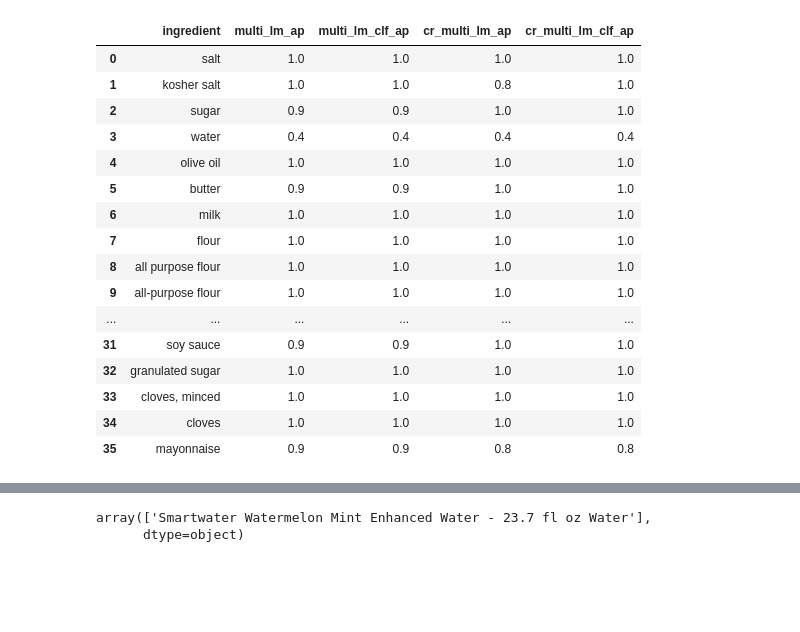
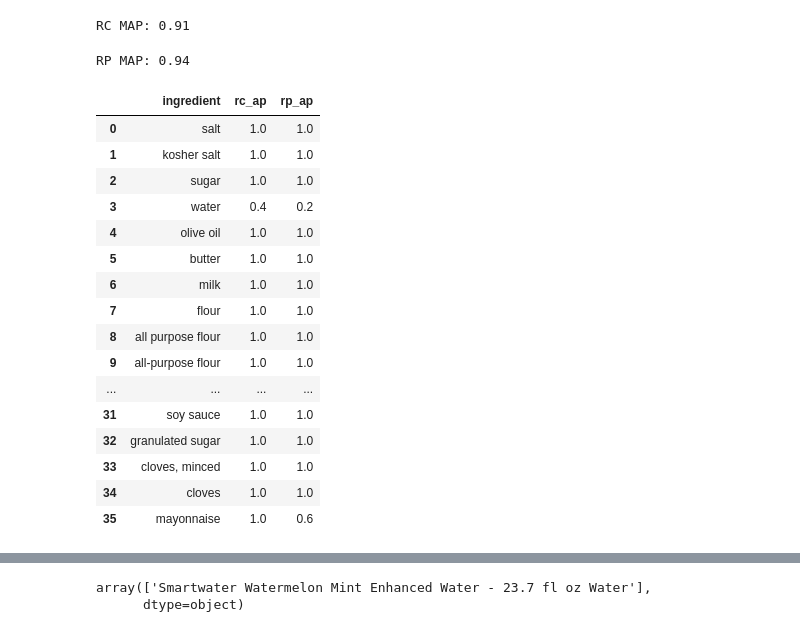
Before and after one commit to dianewoodbridge/target_recipe_project, a Jupyter notebook: code/notebook/search_evaluation.ipynb, the cells around one changed output, grey strips where cells are left out. Drawn from its saved outputs; the diff is of its cells as text; code cells hidden in the pictures; blank space fills up the shorter version.

```diff
--- a/code/notebook/search_evaluation.ipynb
+++ b/code/notebook/search_evaluation.ipynb
@@ -353,0 +371,3 @@ CR Multi LM CLF MAP: 0.94
+# %%
+rc = RankerCombination([bm25, multi_lm_clf], [0.5, 0.5], max_rank=3)
+rc_ranker_list = multi_lm_clf.rank_products_recipe(ingredients)
@@ -353,0 +392,3 @@ CR Multi LM CLF MAP: 0.94
+# %%
+rp = RankerPipeline([rc, cr_multi_lm_clf], [10, 3])
+rp_ranker_list = rp.rank_products_recipe(ingredients)
@@ -354,28 +413,45 @@ CR Multi LM CLF MAP: 0.94
+# %%
+rc_map, rc_ap = mean_average_precision(rc_ranker_list,
+                                       relevant_docs_list,
+                                       return_ap = True)
+print(f'RC MAP: {rc_map:.2f}')
+# %% [output]
+RC MAP: 0.91
+# %%
+rp_map, rp_ap = mean_average_precision(rp_ranker_list,
+                                       relevant_docs_list,
+                                       return_ap = True)
+print(f'RP MAP: {rp_map:.2f}')
+# %% [output]
+RP MAP: 0.94
 # %%
 # Compare APs at ingredient level
-dfs = [create_ap_df(ingredients, multi_lm_ap, 'multi_lm_ap'),
-       create_ap_df(ingredients, multi_lm_clf_ap, 'multi_lm_clf_ap'),
-       create_ap_df(ingredients, cr_multi_lm_ap, 'cr_multi_lm_ap'),
-       create_ap_df(ingredients, cr_multi_lm_clf_ap, 'cr_multi_lm_clf_ap')]
+# dfs = [create_ap_df(ingredients, multi_lm_ap, 'multi_lm_ap'),
+#        create_ap_df(ingredients, multi_lm_clf_ap, 'multi_lm_clf_ap'),
+#        create_ap_df(ingredients, cr_multi_lm_ap, 'cr_multi_lm_ap'),
+#        create_ap_df(ingredients, cr_multi_lm_clf_ap, 'cr_multi_lm_clf_ap'),
+#        create_ap_df(ingredients, bm25_ap, 'bm25_ap')]
+dfs = [create_ap_df(ingredients, rc_ap, 'rc_ap'),
+       create_ap_df(ingredients, rp_ap, 'rp_ap')]
 df_final = reduce(lambda left, right: pd.merge(left, right, on='ingredient'), dfs)
 
 pd.options.display.float_format = '{:,.1f}'.format
 df_final
 # %% [output]
-|  | ingredient | multi_lm_ap | multi_lm_clf_ap | cr_multi_lm_ap | cr_multi_lm_clf_ap |
-| 0 | salt | 1.0 | 1.0 | 1.0 | 1.0 |
-| 1 | kosher salt | 1.0 | 1.0 | 0.8 | 1.0 |
-| 2 | sugar | 0.9 | 0.9 | 1.0 | 1.0 |
-| 3 | water | 0.4 | 0.4 | 0.4 | 0.4 |
-| 4 | olive oil | 1.0 | 1.0 | 1.0 | 1.0 |
-| 5 | butter | 0.9 | 0.9 | 1.0 | 1.0 |
-| 6 | milk | 1.0 | 1.0 | 1.0 | 1.0 |
-| 7 | flour | 1.0 | 1.0 | 1.0 | 1.0 |
-| 8 | all purpose flour | 1.0 | 1.0 | 1.0 | 1.0 |
-| 9 | all-purpose flour | 1.0 | 1.0 | 1.0 | 1.0 |
-| ... | ... | ... | ... | ... | ... |
-| 31 | soy sauce | 0.9 | 0.9 | 1.0 | 1.0 |
-| 32 | granulated sugar | 1.0 | 1.0 | 1.0 | 1.0 |
-| 33 | cloves, minced | 1.0 | 1.0 | 1.0 | 1.0 |
-| 34 | cloves | 1.0 | 1.0 | 1.0 | 1.0 |
-| 35 | mayonnaise | 0.9 | 0.9 | 0.8 | 0.8 |
+|  | ingredient | rc_ap | rp_ap |
+| 0 | salt | 1.0 | 1.0 |
+| 1 | kosher salt | 1.0 | 1.0 |
+| 2 | sugar | 1.0 | 1.0 |
+| 3 | water | 0.4 | 0.2 |
+| 4 | olive oil | 1.0 | 1.0 |
+| 5 | butter | 1.0 | 1.0 |
+| 6 | milk | 1.0 | 1.0 |
+| 7 | flour | 1.0 | 1.0 |
+| 8 | all purpose flour | 1.0 | 1.0 |
+| 9 | all-purpose flour | 1.0 | 1.0 |
+| ... | ... | ... | ... |
+| 31 | soy sauce | 1.0 | 1.0 |
+| 32 | granulated sugar | 1.0 | 1.0 |
+| 33 | cloves, minced | 1.0 | 1.0 |
+| 34 | cloves | 1.0 | 1.0 |
+| 35 | mayonnaise | 1.0 | 0.6 |
```
Also changed, not shown: parts of 19 cells of this notebook, 12 other files.
